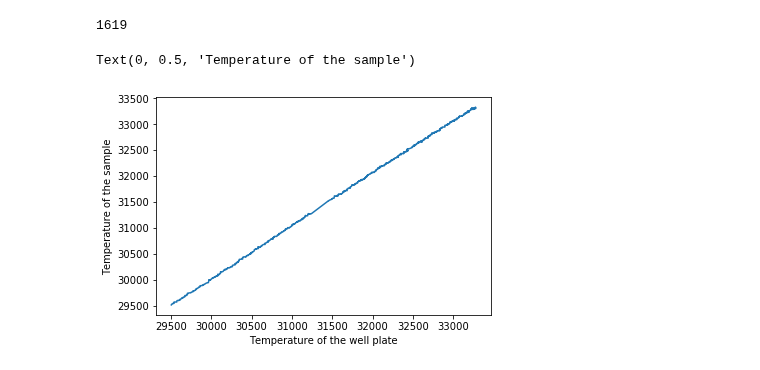
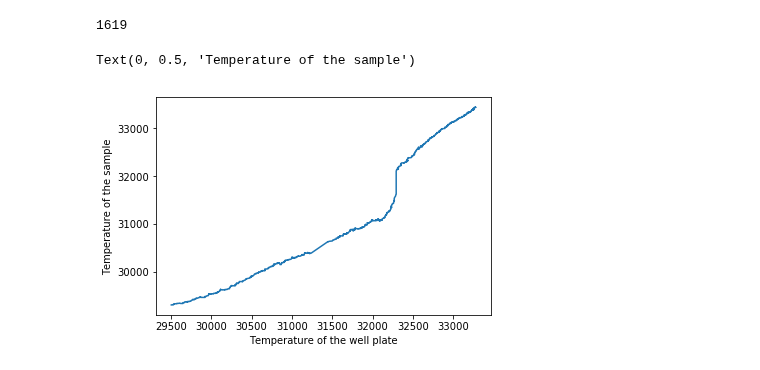
Before and after one commit to jrodguez/musical-robot, a Jupyter notebook: examples/PPA_melting.ipynb, the cells around one changed output. Cells and saved outputs as stored; diff of their text form; code cells hidden in the pictures.

```diff
--- a/examples/PPA_melting-checkpoint.ipynb
+++ b/examples/PPA_melting.ipynb
@@ -100,7 +100,7 @@ for i in range(len(crop_frame)):
         #print(y[c])
         area[c] = prop.area
         perim[c] = prop.perimeter
-        intensity[c] = flip_frame[i][x[c]][y[c]]
+        intensity[c] = crop_frame[i][x[c]][y[c]]
         c = c + 1
 
     regprops[i] = pd.DataFrame({'X': x, 'Y': y, 'Area': area,
@@ -136,9 +136,9 @@ len(plate_temp)
 # %% [output]
 1619
 # %%
-plt.plot(plate_temp,temp[3])
+plt.plot(plate_temp,temp[1])
 plt.xlabel('Temperature of the well plate')
 plt.ylabel('Temperature of the sample')
 # %% [output]
 Text(0, 0.5, 'Temperature of the sample')
-[figure, old version]
+[figure, new version]
```
Also changed, not shown: parts of 1 cell of this notebook.
